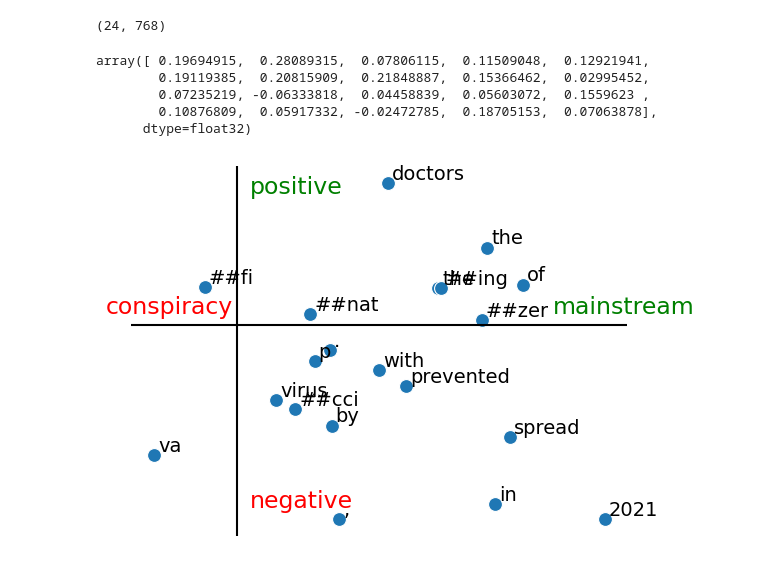
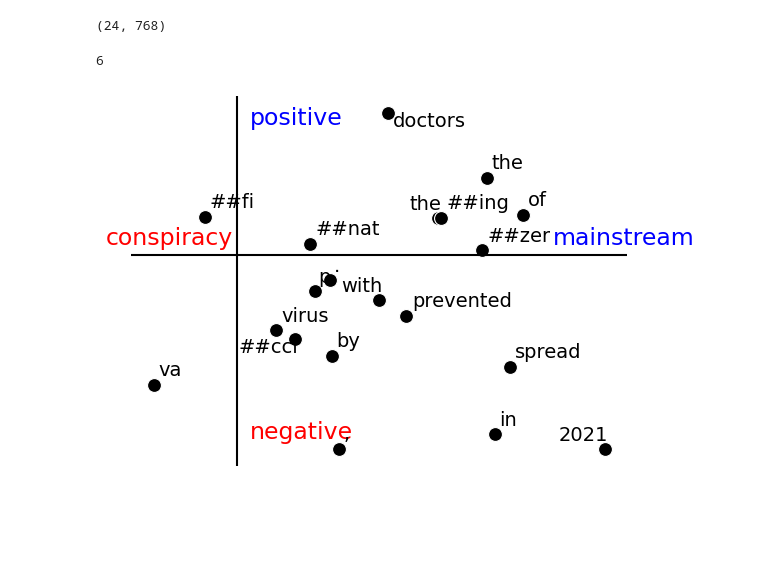
Before and after one commit to Iseratho/web23-phd-symposium, a Jupyter notebook: b_positional.ipynb, the cells around one changed output. Cells and saved outputs as stored; diff of their text form; code cells hidden in the pictures; blank space fills up the shorter version.

Commit message:
Slight update to plot

```diff
--- a/b_positional.ipynb
+++ b/b_positional.ipynb
@@ -78,33 +78,27 @@ pca_fitted_2 = PCA(n_components=2).fit(np.vstack(target_tokens[3:5]))
 assert len(target_tokens[3:5]) == 2
 pca1 = pca_fitted_1.transform(np.vstack(target_tokens[0]))[:,0]
 pca2 = pca_fitted_2.transform(np.vstack(target_tokens[0]))[:,0]
-# %%
-pca1
-# %% [output]
-array([ 0.19694915,  0.28089315,  0.07806115,  0.11509048,  0.12921941,
-        0.19119385,  0.20815909,  0.21848887,  0.15366462,  0.02995452,
-        0.07235219, -0.06333818,  0.04458839,  0.05603072,  0.1559623 ,
-        0.10876809,  0.05917332, -0.02472785,  0.18705153,  0.07063878],
-      dtype=float32)
 # %%
 import matplotlib.pyplot as plt
 import seaborn as sns
+from adjustText import adjust_text
 
 plt.rc('font', size=14)
 
-# pca1 = pca[:, 0]
-# pca2 = pca[:, 1]
+ax = sns.scatterplot(x=pca1, y=pca2, s=100, color="black")
 
-ax = sns.scatterplot(x=pca1, y=pca2, s=100)
-# ax = plt.scatter(x=pca1, y=pca2)
 plt.axis('off')
 plt.axhline(y=0, color='k')
 plt.text(min(pca1.min()+0.04,-0.1),0.01,dimension_list[1], color="red", size=17)
-plt.text(max(pca1.max()-0.04, 0.1),0.01,dimension_list[0], color="green", size=17)
+plt.text(max(pca1.max()-0.04, 0.1),0.01,dimension_list[0], color="blue", size=17)
 plt.axvline(x=0, color='k')
 plt.text(0.01,min(pca2.min()+0.01,-0.1),dimension_list[3], color="red", size=17)
-plt.text(0.01,max(pca2.max()-0.01,0.1),dimension_list[2], color="green", size=17)
+plt.text(0.01,max(pca2.max()-0.01,0.1),dimension_list[2], color="blue", size=17)
+texts = []
 for i, txt in enumerate(token_words):
-    ax.annotate(txt, (pca1[i] + 0.003, pca2[i] + 0.003))
+    t = ax.annotate(txt, (pca1[i] + 0.003, pca2[i] + 0.003))
+    texts.append(t)
+adjust_text(texts)
 # %% [output]
+6
-[figure, old version]
+[figure, new version]
```
Also changed, not shown: 1 other file.
